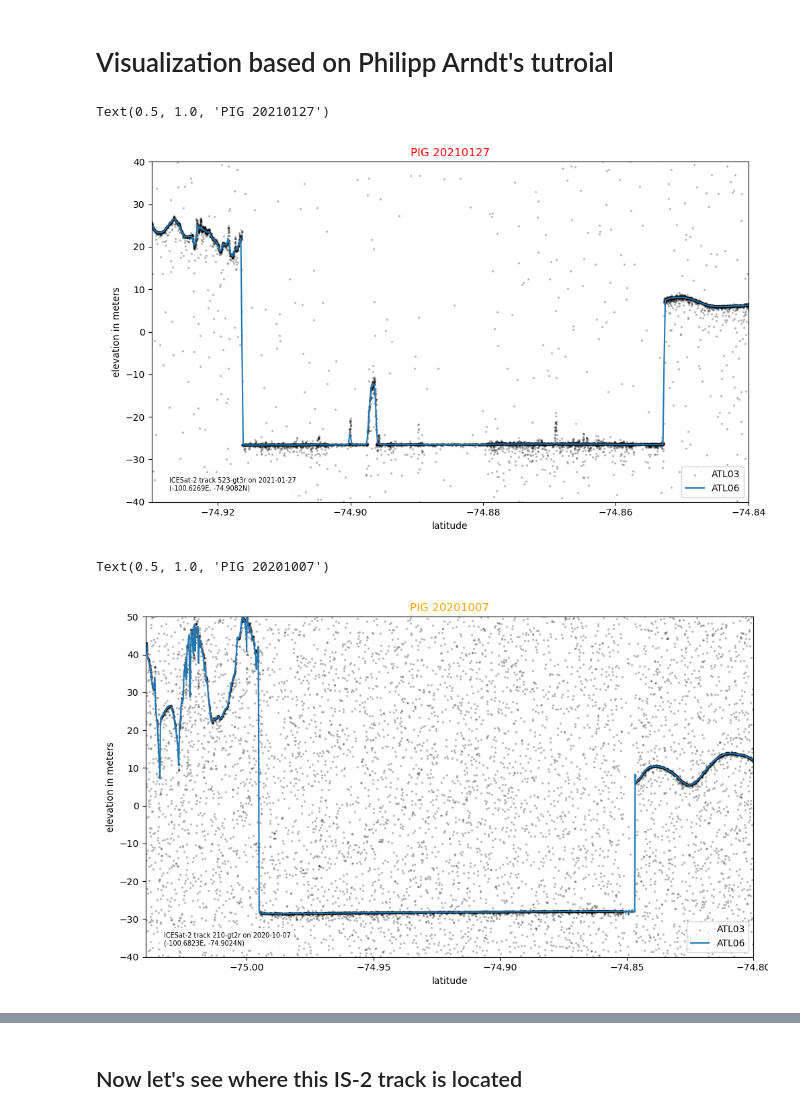
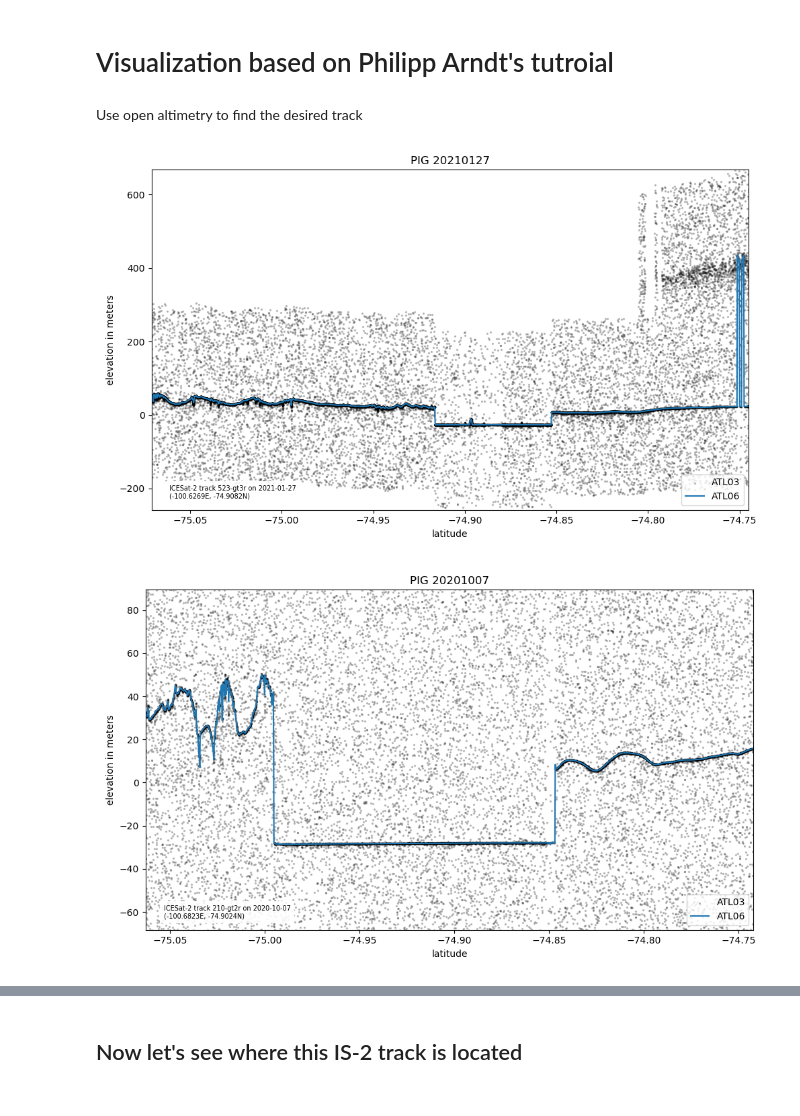
Before and after one commit to ICESAT-2HackWeek/Polynyas, a Jupyter notebook: contributors/AnnSofie/Visualization_GEE_oa.ipynb, the cells around one changed output, grey strips where cells are left out. Cells and saved outputs as stored; diff of their text form; code cells hidden in the pictures.

```diff
--- a/contributors/AnnSofie/Visualization_GEE_oa.ipynb
+++ b/contributors/AnnSofie/Visualization_GEE_oa.ipynb
@@ -23,6 +23,8 @@ try:
 except:
     ee.Authenticate()
     ee.Initialize()
+# %% [markdown]
+Use open altimetry to find the desired track
 # %%
 PIG_20210127_url = 'http://openaltimetry.org/data/api/icesat2/atl08?date=2021-01-27&minx=-101.05618280606095&miny=-75.07153639057141&maxx=-100.19763809126549&maxy=-74.74493366712844&trackId=523&beamName=gt3r&beamName=gt3l&beamName=gt2r&beamName=gt2l&beamName=gt1r&beamName=gt1l&outputFormat=json'
 PIG_20210127_gtx = 'gt3r'
@@ -40,10 +44,9 @@ def plot_from_oa_url(url,gtx,title='ICESat-2 Data',plot_atl07=True,plot_atl08=Tr
     return (myplot, mydata)
 # %%
 PIG_20210127_fig,PIG_20210127_data=plot_from_oa_url(PIG_20210127_url,PIG_20210127_gtx,title='PIG 20210127',plot_atl07=False,plot_atl08=False)
-plt.xlim(-74.93,-74.84)
-plt.ylim(-40,40)
-plt.title('PIG 20210127',color='red')
+# plt.xlim(-74.9164,-74.8528)
+# plt.ylim(-27,-26)
+# plt.title('PIG 20210127',color='red')
 # %% [output]
-Text(0.5, 1.0, 'PIG 20210127')
-[figure, old version]
+[figure, new version]
 # %%
@@ -52,9 +55,8 @@ PIG_20210127_fig.savefig(figfile, dpi=300)
 # %%
 PIG_20201007_fig,PIG_20201007_data=plot_from_oa_url(PIG_20201007_url,PIG_20201007_gtx,title='PIG 20201007',plot_atl07=False,plot_atl08=False)
-plt.xlim(-75.04,-74.8)
-plt.ylim(-40,50)
-plt.title('PIG 20201007',color='orange')
+# plt.xlim(-75.04,-74.8)
+# plt.ylim(-40,50)
+# plt.title('PIG 20201007',color='orange')
 # %% [output]
-Text(0.5, 1.0, 'PIG 20201007')
-[figure, old version]
+[figure, new version]
 # %%
```
Also changed, not shown: parts of 19 cells of this notebook.
